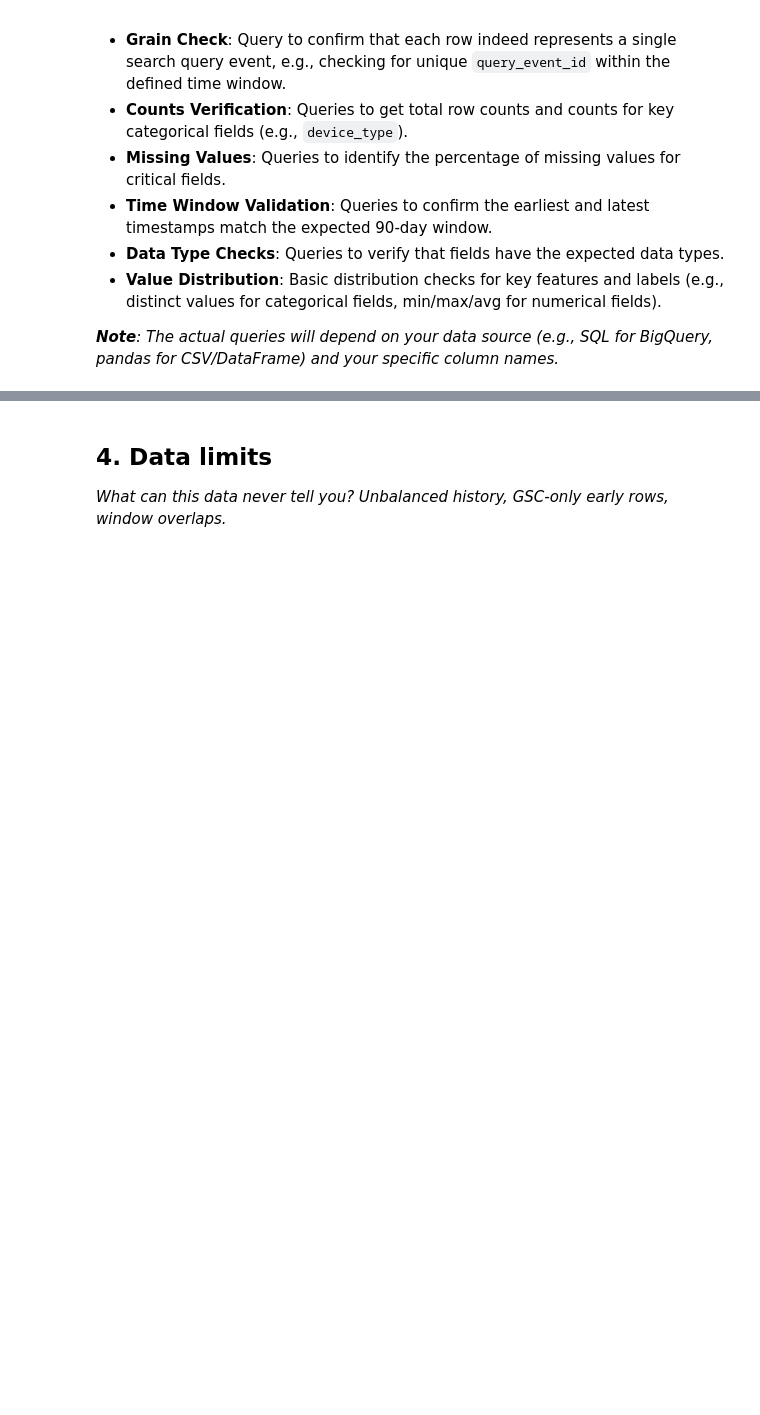
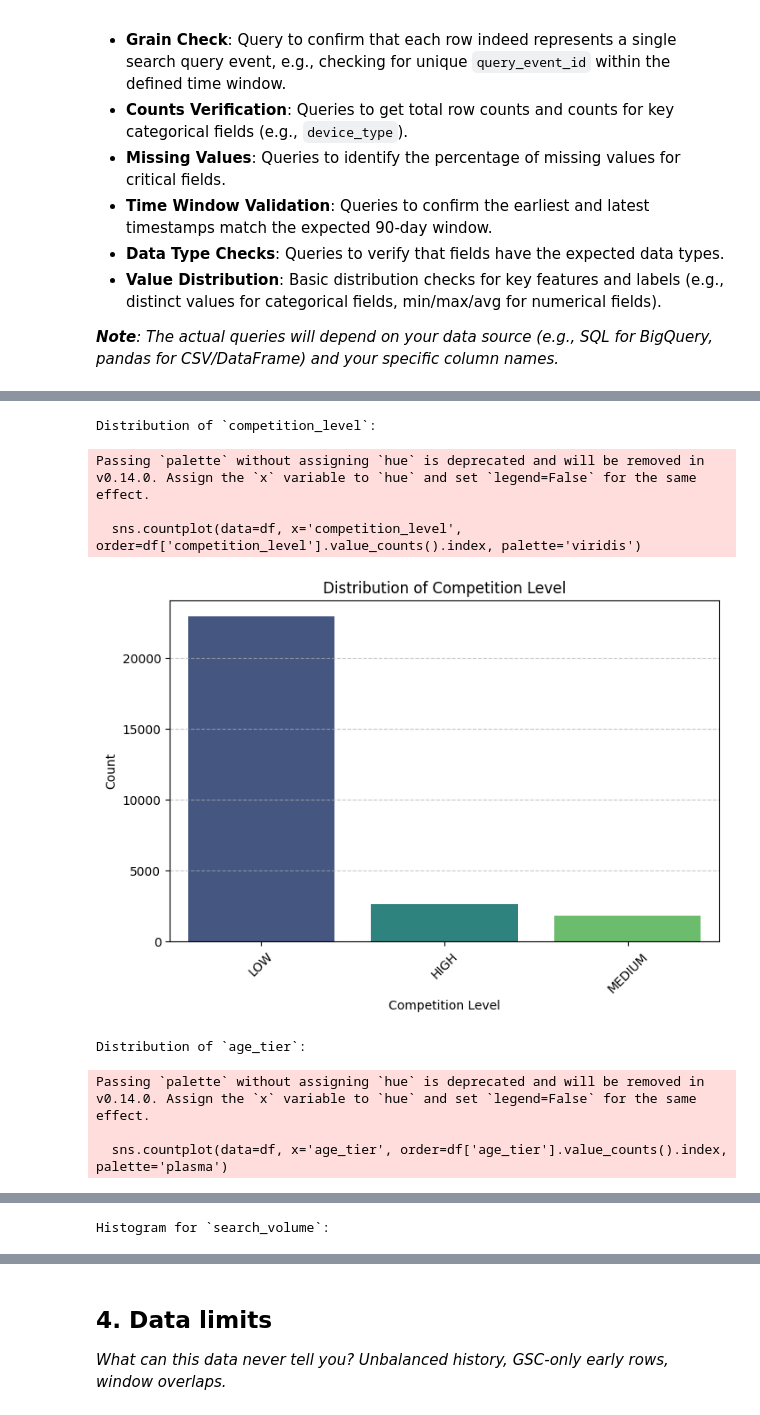
Before and after one commit to kunaaaaaal-cmd/ml-internship-starter, a Jupyter notebook: work/notebooks/w03_data_contract.ipynb, the cells around one changed output, grey strips where cells are left out. Saved outputs shown, nothing was run; the diff lists cells and outputs as text; code cells hidden in the pictures; blank space fills up the shorter version.

```diff
--- a/work/notebooks/w03_data_contract.ipynb
+++ b/work/notebooks/w03_data_contract.ipynb
@@ -47,17 +91,11 @@ First, let's load the anonymized starter dataset `content_refresh_anonymized.csv
 import pandas as pd
 import os
 
-# --- Start of Modified Code ---
-# The file was not found using the relative path, likely because the Colab environment
-# does not have the full repository structure mounted in the same way.
-# To proceed, please upload 'content_refresh_anonymized.csv' to the Colab session's
-# /tmp/ directory. You can do this by clicking the 'Files' icon on the left sidebar,
-# navigating to /tmp/, and then uploading the file.
-# Once uploaded, the path to the file will be '/tmp/content_refresh_anonymized.csv'.
+# The current working directory is 'ml-internship-starter'.
+# Based on directory listing, the data is located at 'ml-internship-starter/data/raw/content_refresh_anonymized.csv'
+data_path = 'data/raw/content_refresh_anonymized.csv'
 
-data_path = '/tmp/content_refresh_anonymized.csv'
-
-# Check if the file exists after potential upload
+# Check if the file exists
 if os.path.exists(data_path):
     df = pd.read_csv(data_path)
     print(f"Successfully loaded data from: {data_path}")
@@ -67,7 +105,6 @@ if os.path.exists(data_path):
     df.info()
 else:
     print(f"Error: Data file not found at '{data_path}'.")
-    print("Please upload 'content_refresh_anonymized.csv' to the Colab session's /tmp/ directory and then run this cell again.")
+    print("Please ensure the file exists in the 'data/raw/' directory within the cloned repository and then run this cell again.")
     df = None # Set df to None to prevent errors in subsequent cells if loading fails
-# --- End of Modified Code ---
 # %% [output]
@@ -227,3 +418,54 @@ These queries should run against your actual data source (e.g., pandas DataFrame
 # %%
-# This cell is for CODE (numbers, a query, a check).
-# Write your text answer in the cell ABOVE this one — typing sentences here breaks Run All.
+import matplotlib.pyplot as plt
+import seaborn as sns
+
+# Distribution of `competition_level`
+if 'competition_level' in df.columns:
+    print("\nDistribution of `competition_level`:")
+    plt.figure(figsize=(8, 5))
+    sns.countplot(data=df, x='competition_level', order=df['competition_level'].value_counts().index, palette='viridis')
+    plt.title('Distribution of Competition Level')
+    plt.xlabel('Competition Level')
+    plt.ylabel('Count')
+    plt.xticks(rotation=45)
+    plt.grid(axis='y', linestyle='--', alpha=0.7)
+    plt.show()
+else:
+    print("Column 'competition_level' not found.")
+
+# Distribution of `age_tier`
+if 'age_tier' in df.columns:
+    print("\nDistribution of `age_tier`:")
+    plt.figure(figsize=(8, 5))
+    sns.countplot(data=df, x='age_tier', order=df['age_tier'].value_counts().index, palette='plasma')
+    plt.title('Distribution of Age Tier')
+    plt.xlabel('Age Tier')
+    plt.ylabel('Count')
+    plt.xticks(rotation=45)
+    plt.grid(axis='y', linestyle='--', alpha=0.7)
+    plt.show()
+else:
+    print("Column 'age_tier' not found.")
+
+# Histogram for `search_volume`
+if 'search_volume' in df.columns:
+    print("\nHistogram for `search_volume`:")
+    plt.figure(figsize=(10, 6))
+    sns.histplot(df['search_volume'].dropna(), bins=50, kde=True)
+    plt.title('Distribution of Search Volume')
+    plt.xlabel('Search Volume')
+    plt.ylabel('Frequency')
+    plt.grid(axis='y', linestyle='--', alpha=0.7)
+    plt.show()
+else:
+    print("Column 'search_volume' not found.")
+# %% [output]
+Distribution of `competition_level`:
+Passing `palette` without assigning `hue` is deprecated and will be removed in v0.14.0. Assign the `x` variable to `hue` and set `legend=False` for the same effect.
+
+  sns.countplot(data=df, x='competition_level', order=df['competition_level'].value_counts().index, palette='viridis')
+[figure, added]
+Distribution of `age_tier`:
+Passing `palette` without assigning `hue` is deprecated and will be removed in v0.14.0. Assign the `x` variable to `hue` and set `legend=False` for the same effect.
+
+  sns.countplot(data=df, x='age_tier', order=df['age_tier'].value_counts().index, palette='plasma')
@@ -229,0 +473 @@ These queries should run against your actual data source (e.g., pandas DataFrame
+Histogram for `search_volume`:
```
Also changed, not shown: parts of 14 cells of this notebook.
